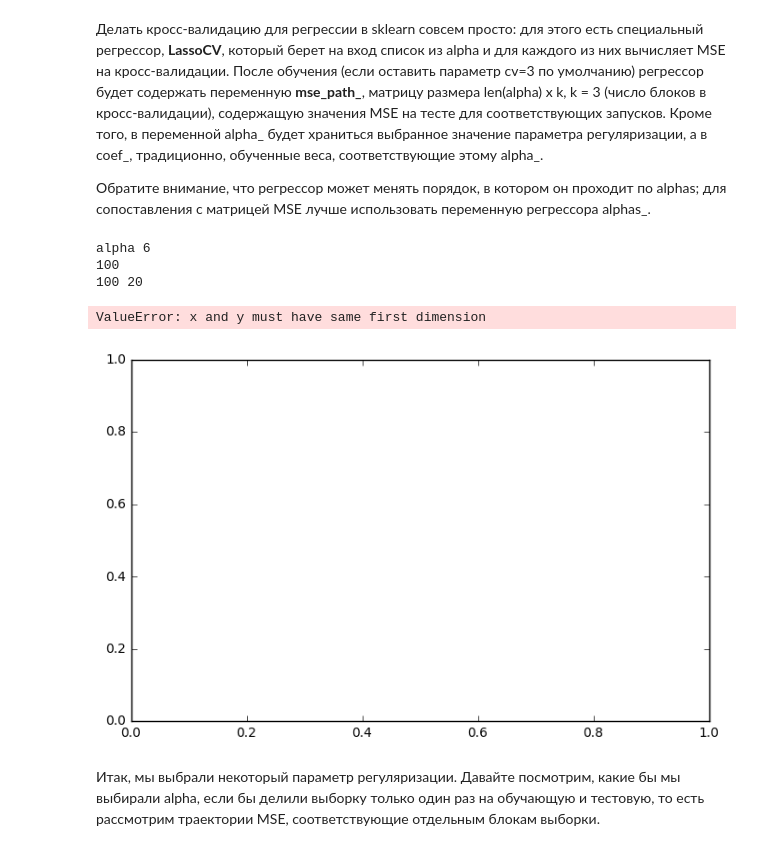
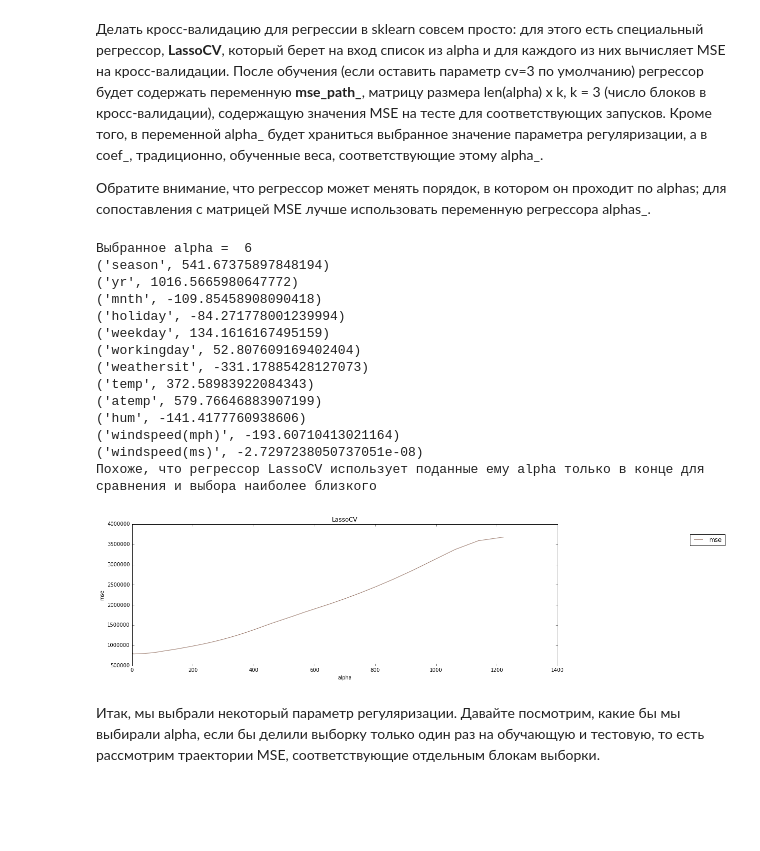
Before and after one commit to lunaplush/courseraJUPy, a Jupyter notebook: OverfittingTask.ipynb, the cells around one changed output. Saved outputs shown, nothing was run; the diff lists cells and outputs as text; code cells hidden in the pictures; blank space fills up the shorter version.

```diff
--- a/OverfittingTask.ipynb
+++ b/OverfittingTask.ipynb
@@ -375,26 +375,37 @@ from sklearn.linear_model import LassoCV
 # %%
 # Код 3.2 (1 балл)
 # Обучите регрессор LassoCV на всех параметрах регуляризации из alpha
 # Постройте график _усредненного_ по строкам MSE в зависимости от alpha.
 # Выведите выбранное alpha, а также пары "признак-коэффициент" для обученного вектора коэффициентов
 alphas = np.arange(1, 100, 5)
 lr_LaasoCV = LassoCV(alphas = alphas)
 lr_LaasoCV.fit(X,y)
-print("alpha", lr_LaasoCV.alpha_)
-plt.figure(figsize=(8, 5))
-print( lr_LassoCV.mse_path_.shape[0])
+
+plt.figure(figsize=(15, 5))
 mse = [np.mean(x) for x in lr_LassoCV.mse_path_]
-print(np.size(mse),np.size(alphas))
-plt.plot(alphas, mse, label='mse', color=np.random.rand(3))
+plt.plot(lr_LassoCV.alphas_, mse, label='mse', color=np.random.rand(3))
 plt.legend(loc="upper right", bbox_to_anchor=(1.4, 0.95))
 plt.xlabel(  "alpha")
 plt.ylabel("mse")
 plt.title("LassoCV")
+print("Выбранное alpha = ", lr_LaasoCV.alpha_)
+[print(x) for x in zip(df.columns, lr_LassoCV.coef_)]
+print("Похоже, что регрессор LassoCV использует поданные ему alpha только в конце для сравнения и выбора наиболее близкого")
 # %% [output]
-alpha 6
-100
-100 20
+Выбранное alpha =  6
+('season', 541.67375897848194)
+('yr', 1016.5665980647772)
+('mnth', -109.85458908090418)
+('holiday', -84.271778001239994)
+('weekday', 134.1616167495159)
+('workingday', 52.807609169402404)
+('weathersit', -331.17885428127073)
+('temp', 372.58983922084343)
+('atemp', 579.76646883907199)
+('hum', -141.4177760938606)
+('windspeed(mph)', -193.60710413021164)
+('windspeed(ms)', -2.7297238050737051e-08)
+Похоже, что регрессор LassoCV использует поданные ему alpha только в конце для сравнения и выбора наиболее близкого
-ValueError: x and y must have same first dimension
-[figure, old version]
+[figure, new version]
 # %% [markdown]
 Итак, мы выбрали некоторый параметр регуляризации. Давайте посмотрим, какие бы мы выбирали alpha, если бы делили выборку только один раз на обучающую и тестовую, то есть рассмотрим траектории MSE, соответствующие отдельным блокам выборки.
```
Also changed, not shown: parts of 4 cells of this notebook, 1 other file.
